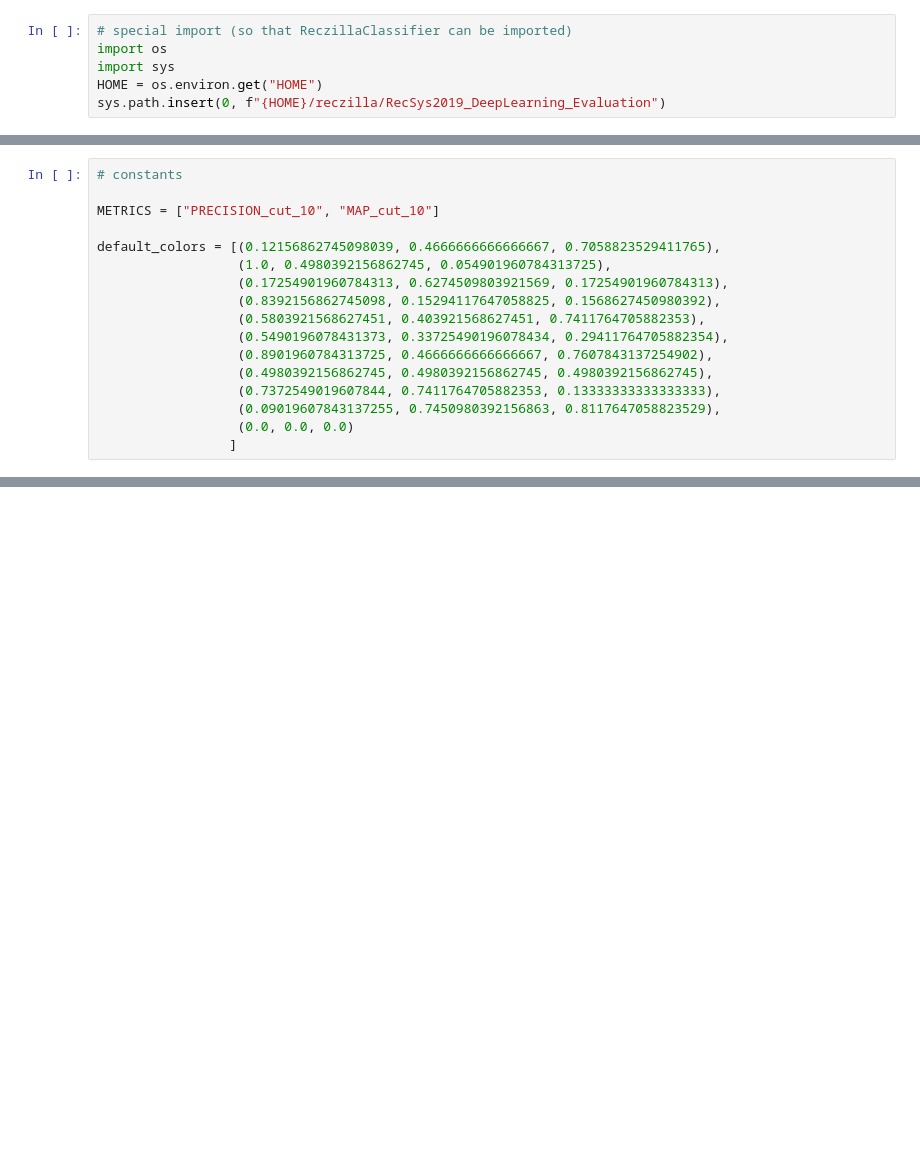
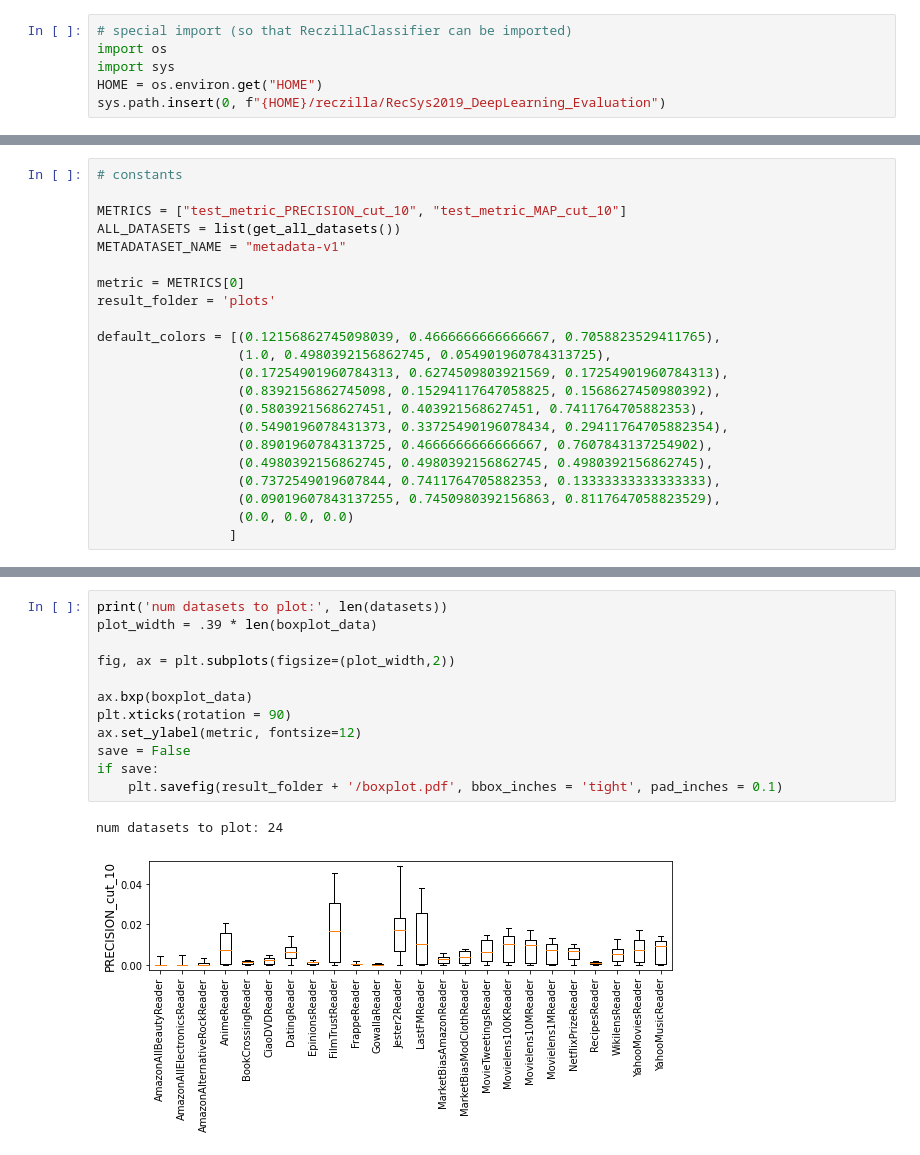
Before and after one commit to naszilla/reczilla, a Jupyter notebook: notebooks/metadataset_analysis.ipynb, the cells around one changed output, grey strips where cells are left out. Cells and saved outputs as stored; diff of their text form; blank space fills up the shorter version.

```diff
--- a/notebooks/metadataset_analysis.ipynb
+++ b/notebooks/metadataset_analysis.ipynb
@@ -27,7 +29,12 @@ from ReczillaClassifier.get_alg_feat_selection_data import alg_feature_selection
 # %%
 # constants
 
-METRICS = ["PRECISION_cut_10", "MAP_cut_10"]
+METRICS = ["test_metric_PRECISION_cut_10", "test_metric_MAP_cut_10"]
+ALL_DATASETS = list(get_all_datasets())
+METADATASET_NAME = "metadata-v1"
+
+metric = METRICS[0]
+result_folder = 'plots'
 
 default_colors = [(0.12156862745098039, 0.4666666666666667, 0.7058823529411765),
                   (1.0, 0.4980392156862745, 0.054901960784313725),
@@ -279,3 +314,18 @@ dataset failed: RecipesReader 7 / 18
+# %%
+print('num datasets to plot:', len(datasets))
+plot_width = .39 * len(boxplot_data)
+
+fig, ax = plt.subplots(figsize=(plot_width,2))
+
+ax.bxp(boxplot_data)
+plt.xticks(rotation = 90)
+ax.set_ylabel(metric, fontsize=12)
+save = False
+if save:
+    plt.savefig(result_folder + '/boxplot.pdf', bbox_inches = 'tight', pad_inches = 0.1)
+# %% [output]
+num datasets to plot: 24
+[figure, added]
 # %%
 #### done
 # highest correlations between algorithm performance and individual meta-features
```
Also changed, not shown: parts of 10 cells of this notebook.
